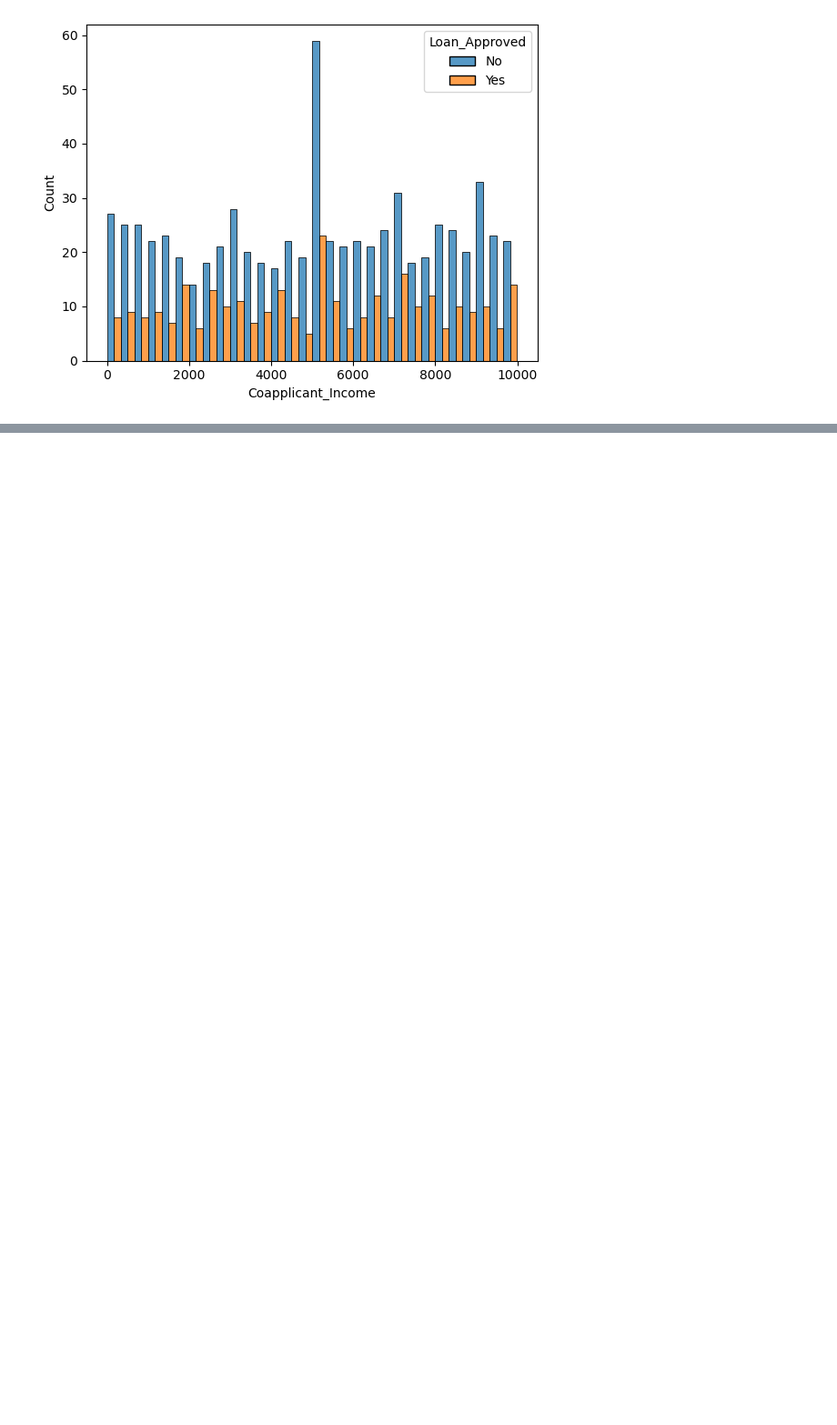
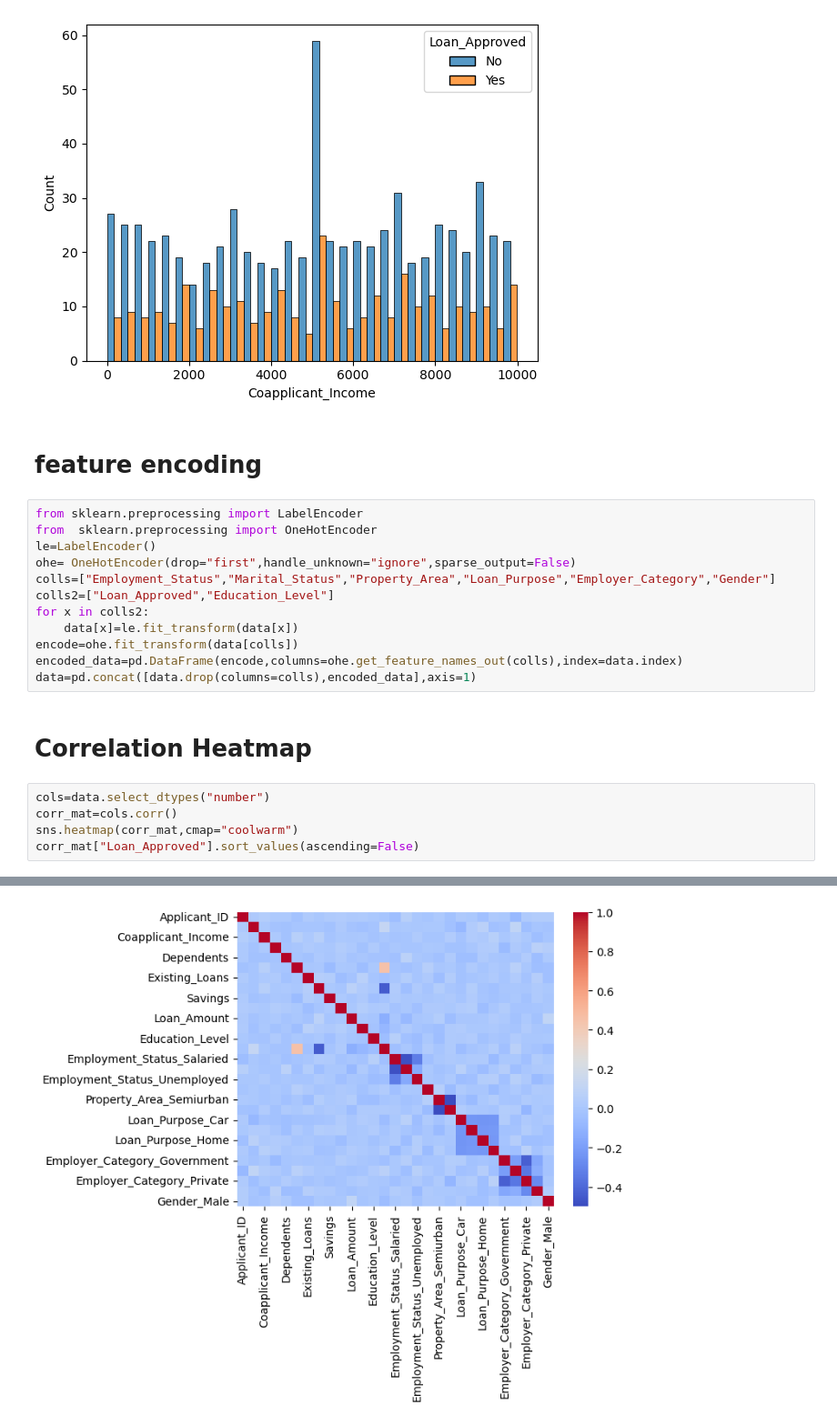
Before and after one commit to Tabby-rohit/credit_wise_project, a Jupyter notebook: credit_wise.ipynb, the cells around one changed output, grey strips where cells are left out. Shown at 91% size. Drawn from its saved outputs; the diff is of its cells as text; blank space fills up the shorter version.

Commit message:
done with first project

```diff
--- a/credit_wise.ipynb
+++ b/credit_wise.ipynb
@@ -87,3 +87,25 @@ plt.show()
 [figure]
 [figure]
 [figure]
+# %% [markdown]
+# feature encoding
+# %%
+from sklearn.preprocessing import LabelEncoder
+from  sklearn.preprocessing import OneHotEncoder
+le=LabelEncoder()
+ohe= OneHotEncoder(drop="first",handle_unknown="ignore",sparse_output=False)
+colls=["Employment_Status","Marital_Status","Property_Area","Loan_Purpose","Employer_Category","Gender"]
+colls2=["Loan_Approved","Education_Level"]
+for x in colls2:
+    data[x]=le.fit_transform(data[x])
+encode=ohe.fit_transform(data[colls])
+encoded_data=pd.DataFrame(encode,columns=ohe.get_feature_names_out(colls),index=data.index)
+data=pd.concat([data.drop(columns=colls),encoded_data],axis=1)
+# %% [markdown]
+# Correlation Heatmap
+# %%
+cols=data.select_dtypes("number")
+corr_mat=cols.corr()
+sns.heatmap(corr_mat,cmap="coolwarm")
+corr_mat["Loan_Approved"].sort_values(ascending=False)
+# %% [output]
@@ -89,0 +129 @@ plt.show()
+[figure, added]
```
Also changed, not shown: parts of 15 cells of this notebook.
